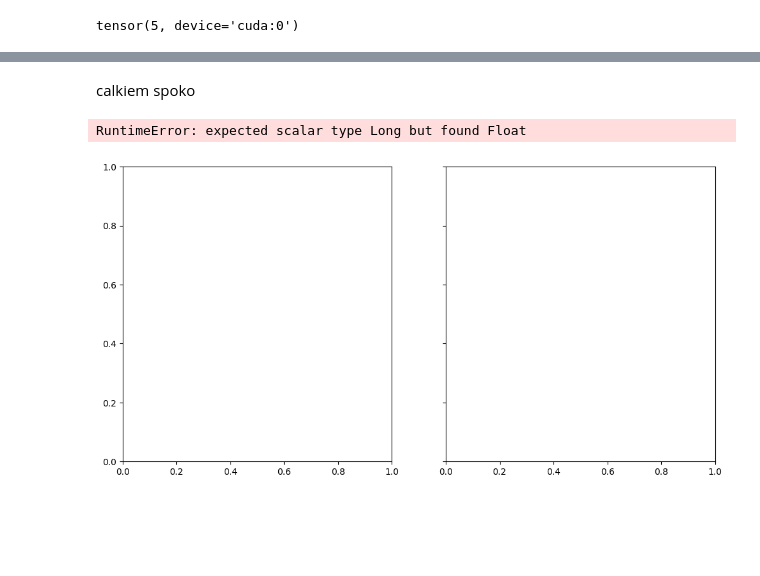
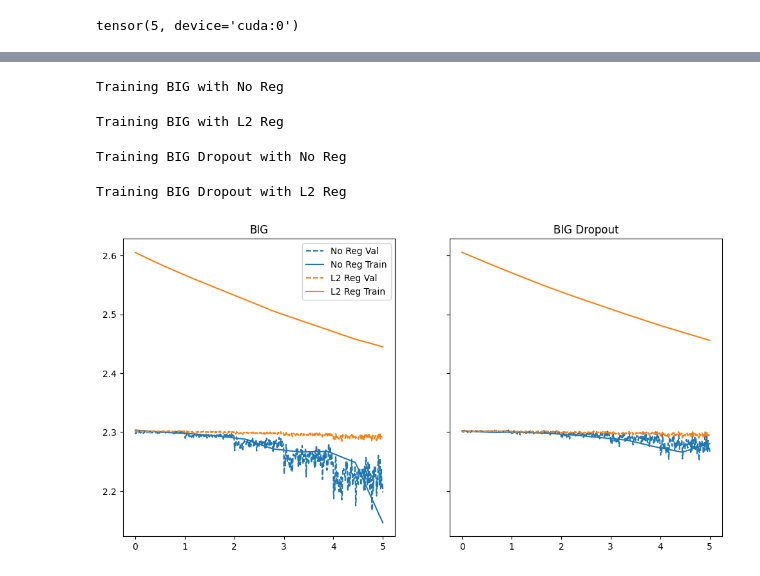
Before and after one commit to fxGRDN/ml-laby, a Jupyter notebook: list7.ipynb, the cells around one changed output, grey strips where cells are left out. Cells and saved outputs as stored; diff of their text form; code cells hidden in the pictures; blank space fills up the shorter version.

```diff
--- a/list7.ipynb
+++ b/list7.ipynb
@@ -78,6 +82,6 @@ y = 2 * x + 1
 # %%
 def train_model(
-    model, x, y, criterion=torch.nn.MSELoss, optimizer=torch.optim.SGD, epochs=50
+    model, x, y, criterion=torch.nn.MSELoss, optimizer=torch.optim.SGD, epochs=epochs
 ):
     loss_curve = []
     epoch_range = range(epochs)
@@ -248 +282,9 @@ def val_score_bc(model, val_dataloader, criterion):
+# %%
+model_bc = ANN_Binary_Classifier(x_bc.shape[1])
+BC_EPOCHS = 10
+
+
+train_loss, val_loss = train_model_bc(
+    model_bc, train_loader_bc, val_loader_bc, epochs=BC_EPOCHS
+)
 # %%
@@ -286,5 +310,3 @@ weighted avg       0.51      0.54      0.52       114
-# %% [markdown]
-calkiem spoko
 # %%
 class ANN_BIG(torch.nn.Module):
     def __init__(self, input_size, output_size):
@@ -382,44 +402,64 @@ mnist_test = datasets.MNIST(
     root="data", train=False, download=True, transform=transform
 )
 
-mnist_train, mnist_val = torch.utils.data.random_split(mnist_train, [0.8, 0.2])
+generator = torch.Generator(device=device).manual_seed(42)
+
+mnist_train, mnist_val = torch.utils.data.random_split(
+    mnist_train, [0.8, 0.2], generator=generator
+)
+
+mnist_train = torch.utils.data.Subset(mnist_train, range(100))
 
 
-train_loader_mnist = DataLoader(mnist_train, batch_size=64, shuffle=True)
-val_loader_mnist = DataLoader(mnist_val, shuffle=False)
-test_loader_mnist = DataLoader(mnist_test, shuffle=False)
+train_loader_mnist = DataLoader(
+    mnist_train, batch_size=64, shuffle=True, generator=generator
+)
+val_loader_mnist = DataLoader(
+    mnist_val, batch_size=64, shuffle=False, generator=generator
+)
+test_loader_mnist = DataLoader(
+    mnist_test, batch_size=64, shuffle=False, generator=generator
+)
 # %%
 big_models = {
     "BIG": ANN_BIG(28 * 28, 10),
     "BIG Dropout": ANN_BIG_Dropout(28 * 28, 10),
 }
 
 training_methods = {
     "No Reg": None,
     "L2 Reg": "l2",
 }
 
 fig, axes = plt.subplots(1, 2, figsize=(12, 6), sharey=True)
 
 for ax, (big_name, big_model) in zip(axes, big_models.items()):
     for reg_name, reg_method in training_methods.items():
+        print(f"Training {big_name} with {reg_name}")
         big_model.reset_parameters()
-        ep_range, train_loss, val_loss = train_regularized(
+        epochs, train_loss, val_loss = train_regularized(
             big_model,
             train_loader_mnist,
             val_loader_mnist,
             regularization=reg_method,
         )
-        (base_line,) = ax.plot(
-            ep_range, val_loss, linestyle="--", label=f"{reg_name} Val"
-        )
+        x_loss = np.linspace(0, epochs, len(train_loss))
+        x_val = np.linspace(0, epochs, len(val_loss))
+
+        val_loss = savgol_filter(val_loss, 5, 3)
+        train_loss = savgol_filter(train_loss, 5, 3)
+
+        (base_line,) = ax.plot(x_val, val_loss, linestyle="--", label=f"{reg_name} Val")
         ax.plot(
-            ep_range, train_loss, color=base_line.get_color(), label=f"{reg_name} Train"
+            x_loss, train_loss, color=base_line.get_color(), label=f"{reg_name} Train"
         )
     ax.set_title(big_name)
 
 axes[0].legend()
 plt.show()
 # %% [output]
-RuntimeError: expected scalar type Long but found Float
+Training BIG with No Reg
+Training BIG with L2 Reg
+Training BIG Dropout with No Reg
+Training BIG Dropout with L2 Reg
-[figure, old version]
+[figure, new version]
```
Also changed, not shown: parts of 11 cells of this notebook, 1 other file.
